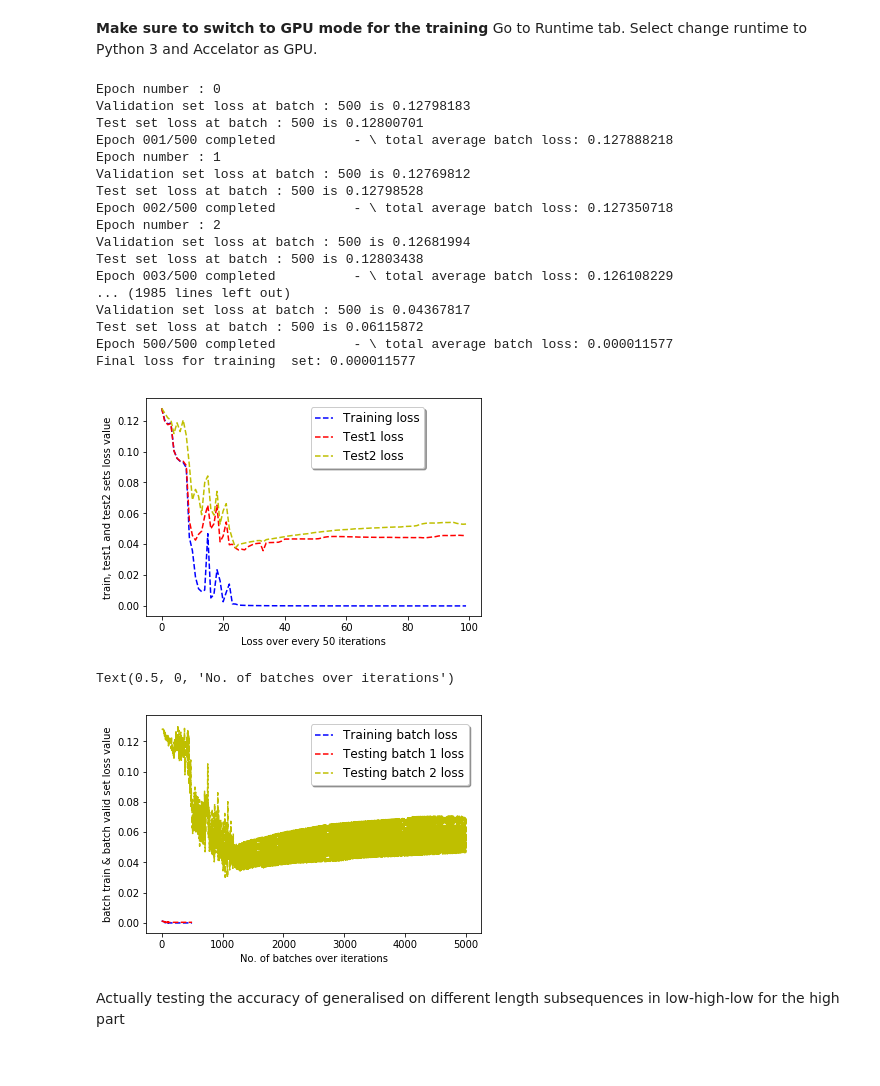
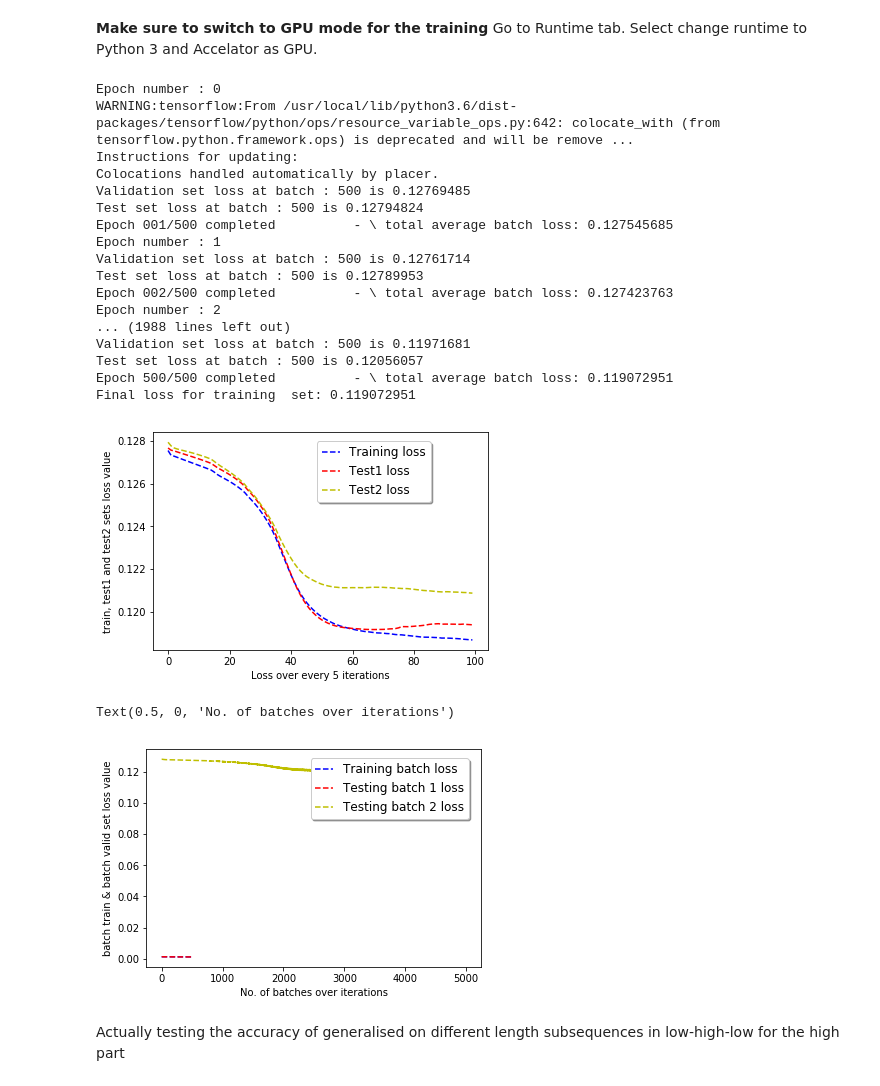
Before and after one commit to khushbooG9/Pointer-Netowrks-Using-Fast-Weights, a Jupyter notebook: code - colab/Albation_Study_PtrFW_boundary.ipynb, the cells around one changed output. Drawn from its saved outputs; the diff is of its cells as text; code cells hidden in the pictures.

```diff
--- a/code - colab/Albation_Study_PtrFW_boundary.ipynb
+++ b/code - colab/Albation_Study_PtrFW_boundary.ipynb
@@ -192,9 +192,9 @@ print(test[0].shape, test[1].shape)
 # %% [markdown]
 Please make sure to keep the hidden and blend equal. Setting up the optimizer and intitalizing the PtrNetFW module
 # %%
-optimizer = tf.train.AdamOptimizer(0.005)
+optimizer = tf.train.AdagradOptimizer(0.005)
 batch= 100
-blend =hidden= 10
+blend =hidden= 256
 pn = PtrNetFW(maxlen, batch, blend, hidden)
 # %% [markdown]
 **Make sure to switch to GPU mode for the training**   Go to Runtime tab. Select change runtime to Python 3 and Accelator as GPU.
@@ -246,43 +246,43 @@ with tf.device("/gpu:0"):
   print("Final loss for training  set: {:.9f}".format(tf.sqrt(tf.reduce_mean(tf.pow(pred-y, 2.0)))))
 # %% [output]
 Epoch number : 0
-Validation set loss at batch : 500 is 0.12798183
-Test set loss at batch : 500 is 0.12800701
-Epoch 001/500 completed          - \ total average batch loss: 0.127888218
+WARNING:tensorflow:From /usr/local/lib/python3.6/dist-packages/tensorflow/python/ops/resource_variable_ops.py:642: colocate_with (from tensorflow.python.framework.ops) is deprecated and will be remove ...
+Instructions for updating:
+Colocations handled automatically by placer.
+Validation set loss at batch : 500 is 0.12769485
+Test set loss at batch : 500 is 0.12794824
+Epoch 001/500 completed          - \ total average batch loss: 0.127545685
 Epoch number : 1
-Validation set loss at batch : 500 is 0.12769812
-Test set loss at batch : 500 is 0.12798528
-Epoch 002/500 completed          - \ total average batch loss: 0.127350718
+Validation set loss at batch : 500 is 0.12761714
+Test set loss at batch : 500 is 0.12789953
+Epoch 002/500 completed          - \ total average batch loss: 0.127423763
 Epoch number : 2
-Validation set loss at batch : 500 is 0.12681994
-Test set loss at batch : 500 is 0.12803438
-Epoch 003/500 completed          - \ total average batch loss: 0.126108229
-... (1985 lines left out)
-Validation set loss at batch : 500 is 0.04367817
-Test set loss at batch : 500 is 0.06115872
-Epoch 500/500 completed          - \ total average batch loss: 0.000011577
-Final loss for training  set: 0.000011577
+... (1988 lines left out)
+Validation set loss at batch : 500 is 0.11971681
+Test set loss at batch : 500 is 0.12056057
+Epoch 500/500 completed          - \ total average batch loss: 0.119072951
+Final loss for training  set: 0.119072951
 # %%
 
 plt.plot(trainloss[::50],'b--', validloss[::50], 'r--', testloss[::50], 'y--')
 plt.legend(('Training loss', 'Test1 loss' , 'Test2 loss'),
            shadow=True, loc=(0.49, 0.68), handlelength=1.5, fontsize=12)
 
 plt.ylabel('train, test1 and test2 sets loss value')
-plt.xlabel('Loss over every 50 iterations')
+plt.xlabel('Loss over every 5 iterations')
 
 plt.show()
 
 plt.plot(trainbatchloss, 'b--', validbatchloss, 'r--', testloss, 'y--')
 plt.legend(('Training batch loss', 'Testing batch 1 loss', 'Testing batch 2 loss'),
            shadow=True, loc=(0.49, 0.68), handlelength=1.5, fontsize=12)
 
 plt.ylabel('batch train & batch valid set loss value')
 plt.xlabel('No. of batches over iterations')
 # %% [output]
-[figure, old version]
+[figure, new version]
 Text(0.5, 0, 'No. of batches over iterations')
-[figure, old version]
+[figure, new version]
 # %% [markdown]
 Actually testing the accuracy of generalised on different length subsequences in low-high-low for the high part
 # %%
```
Also changed, not shown: parts of 4 cells of this notebook.
